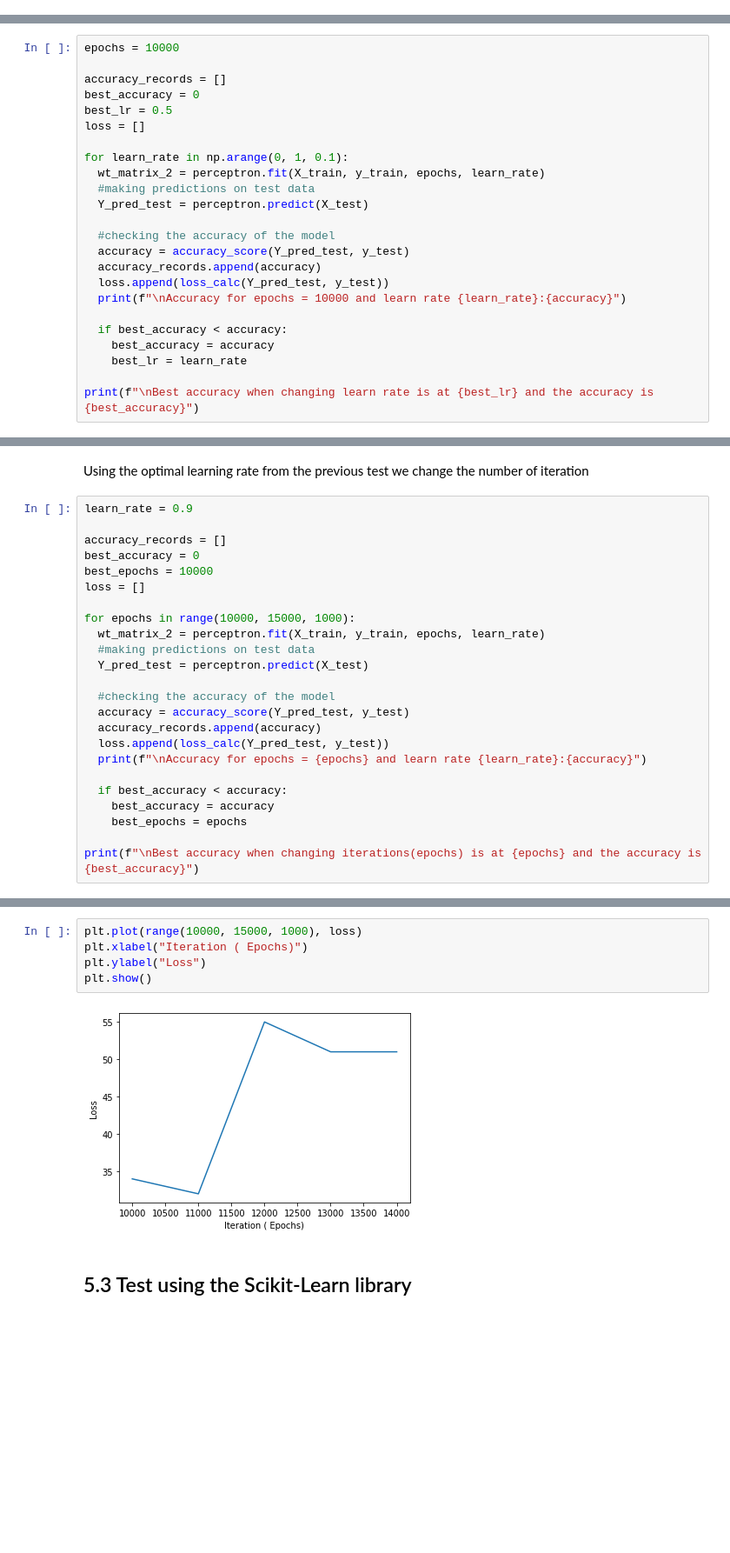
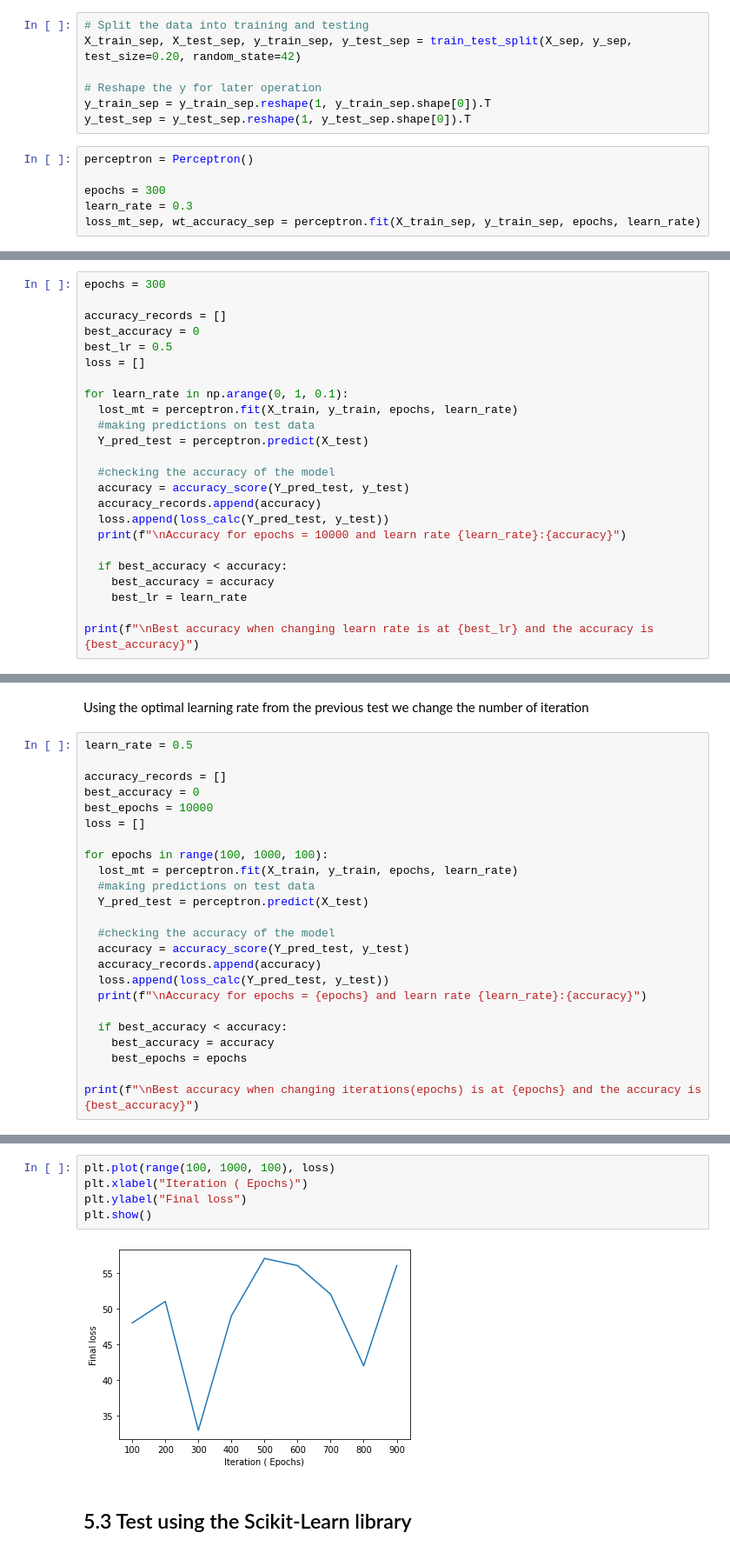
Before and after one commit to tuanldVGU/deeplearningalgorithm, a Jupyter notebook: Assignment_1.ipynb, the cells around one changed output, grey strips where cells are left out. Shown at 87% size. Cells and saved outputs as stored; diff of their text form; blank space fills up the shorter version.

```diff
--- a/Assignment_1.ipynb
+++ b/Assignment_1.ipynb
@@ -158,0 +137,13 @@ plt.show()
+# %%
+# Split the data into training and testing
+X_train_sep, X_test_sep, y_train_sep, y_test_sep = train_test_split(X_sep, y_sep, test_size=0.20, random_state=42)
+
+# Reshape the y for later operation
+y_train_sep = y_train_sep.reshape(1, y_train_sep.shape[0]).T
+y_test_sep = y_test_sep.reshape(1, y_test_sep.shape[0]).T
+# %%
+perceptron = Perceptron()
+
+epochs = 300
+learn_rate = 0.3
+loss_mt_sep, wt_accuracy_sep = perceptron.fit(X_train_sep, y_train_sep, epochs, learn_rate)
@@ -163,7 +180,7 @@ def loss_calc(prediction, expected):
     sum += max(0, -e*p)
   return sum
 # %%
-epochs = 10000
+epochs = 300
 
 accuracy_records = []
 best_accuracy = 0
@@ -171,7 +188,7 @@ best_lr = 0.5
 loss = []
 
 for learn_rate in np.arange(0, 1, 0.1):
-  wt_matrix_2 = perceptron.fit(X_train, y_train, epochs, learn_rate)
+  lost_mt = perceptron.fit(X_train, y_train, epochs, learn_rate)
   #making predictions on test data
   Y_pred_test = perceptron.predict(X_test)
 
@@ -216,15 +233,15 @@ plt.show()
 # %% [markdown]
 Using the optimal learning rate from the previous test we change the number of iteration
 # %%
-learn_rate = 0.9
+learn_rate = 0.5
 
 accuracy_records = []
 best_accuracy = 0
 best_epochs = 10000
 loss = []
 
-for epochs in range(10000, 15000, 1000):
-  wt_matrix_2 = perceptron.fit(X_train, y_train, epochs, learn_rate)
+for epochs in range(100, 1000, 100):
+  lost_mt = perceptron.fit(X_train, y_train, epochs, learn_rate)
   #making predictions on test data
   Y_pred_test = perceptron.predict(X_test)
 
@@ -254,10 +279,10 @@ Best accuracy when changing iterations(epochs) is at 14000 and the accuracy is 0
 # %%
-plt.plot(range(10000, 15000, 1000), loss)
+plt.plot(range(100, 1000, 100), loss)
 plt.xlabel("Iteration ( Epochs)")
-plt.ylabel("Loss")
+plt.ylabel("Final loss")
 plt.show()
 # %% [output]
-[figure, old version]
+[figure, new version]
 # %% [markdown]
 ## 5.3 Test using the Scikit-Learn library
 # %%
```
Also changed, not shown: parts of 24 cells of this notebook.
